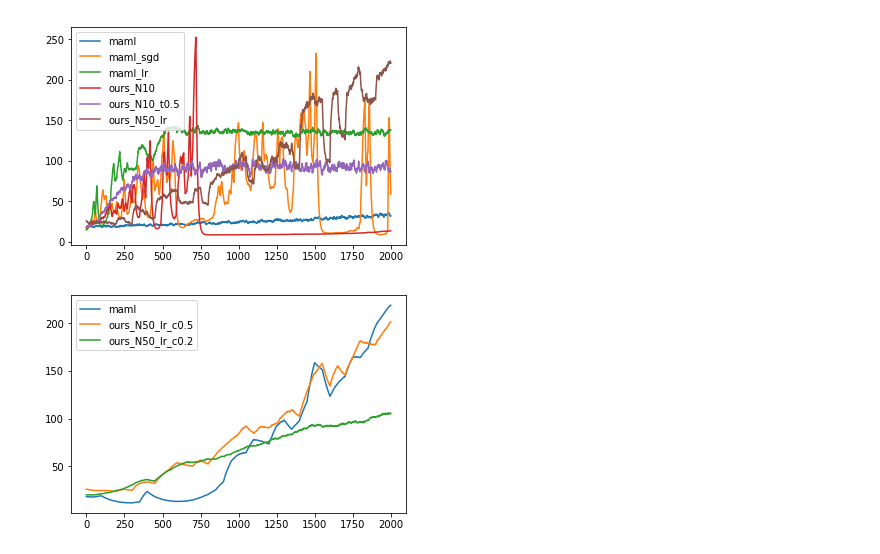
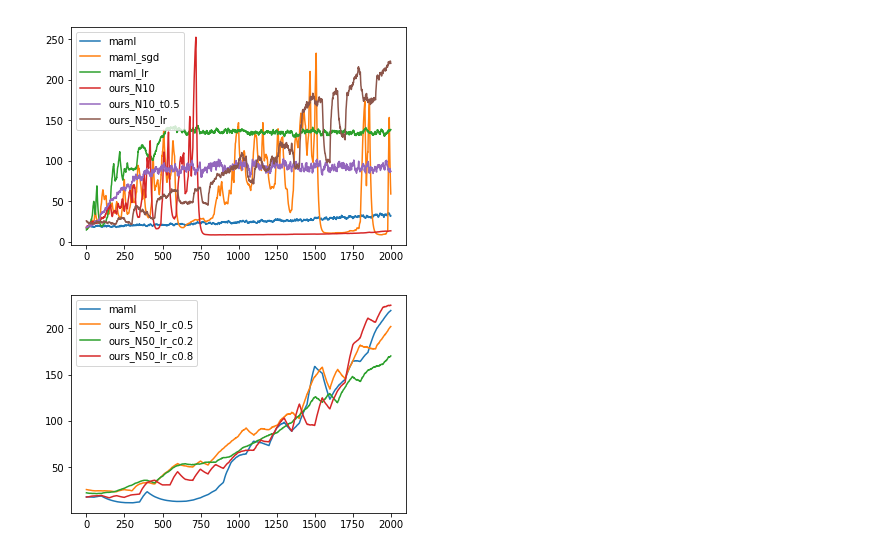
Before and after one commit to ycsun2017/cmsc828w-project, a Jupyter notebook: plot_all.ipynb, the cells around one changed output. Saved outputs shown, nothing was run; the diff lists cells and outputs as text; code cells hidden in the pictures.

```diff
--- a/plot_all.ipynb
+++ b/plot_all.ipynb
@@ -52,12 +52,14 @@ plt.show()
 # %% [output]
 [figure]
 # %%
-ours_50_lr_c2 = read_rewards("results_test/CartPole-v0_vpg_s2000_n10_every50_size32_c0.2_tau0.5.txt", samples, episodes)
+ours_50_lr_c2 = read_rewards("results_test/meta_CartPole-v0_vpg_s2000_n10_every50_size32_c0.2_tau0.5.txt", samples, episodes)
+ours_50_lr_c8 = read_rewards("results_test/meta_CartPole-v0_vpg_s2000_n10_every50_size32_c0.8_tau0.5.txt", samples, episodes)
 # %%
 plt.plot(smooth(maml_50_lr, 0.99), label="maml")
 plt.plot(smooth(ours_50_lr, 0.99), label="ours_N50_lr_c0.5")
 plt.plot(smooth(ours_50_lr_c2, 0.99), label="ours_N50_lr_c0.2")
+plt.plot(smooth(ours_50_lr_c8, 0.99), label="ours_N50_lr_c0.8")
 plt.legend()
 plt.show()
 # %% [output]
-[figure, old version]
+[figure, new version]
```
Also changed, not shown: parts of 5 cells of this notebook, 7 other files.
